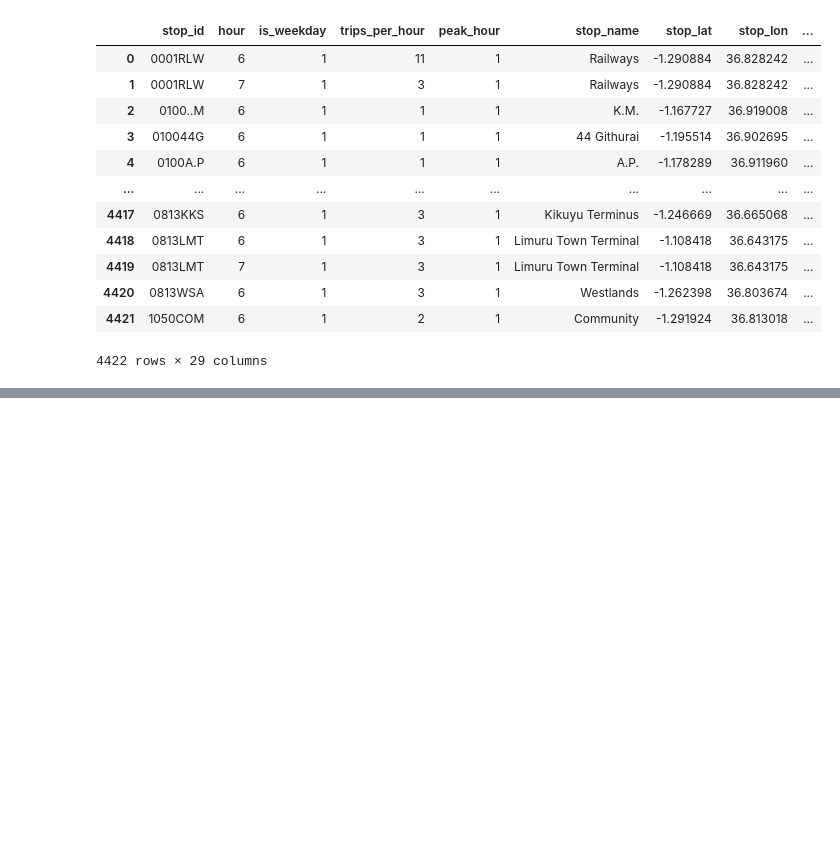
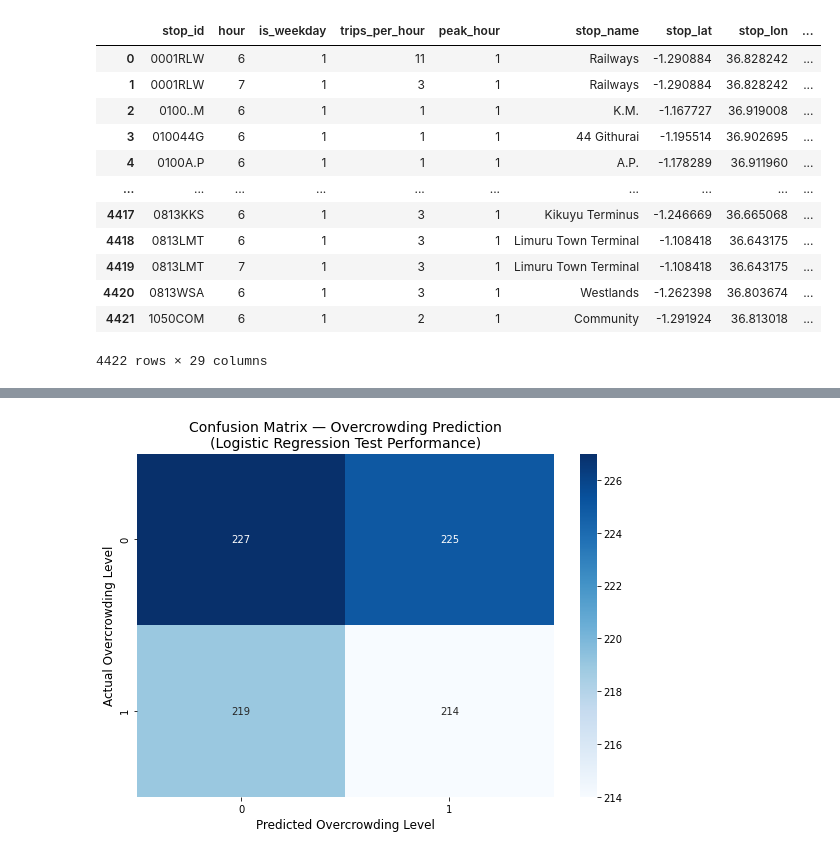
Before and after one commit to Faithkanyuki/CAPSTONE_PROJECT_GROUP_4, a Jupyter notebook: Capstone_Project_Group4.ipynb, the cells around one changed output, grey strips where cells are left out. Drawn from its saved outputs; the diff is of its cells as text; code cells hidden in the pictures; blank space fills up the shorter version.

Commit message:
Updated the models

```diff
--- a/Capstone_Project_Group4.ipynb
+++ b/Capstone_Project_Group4.ipynb
@@ -1307,0 +1310,4 @@ Overcrowding detection:
+# %%
+X_eng['traffic_to_supply'] = (
+    X_eng['avg_travel_time_travel'] / (X_eng['trips_per_hour'] + 1)
+)
@@ -1307,0 +1354,3 @@ Overcrowding detection:
+# %%
+numeric_features = X_eng.select_dtypes(include=['int64', 'float64']).columns.tolist()
+categorical_features = ['route_id']
@@ -1307,0 +1408,2 @@ Overcrowding detection:
+# %%
+logreg_pipeline.fit(X_train, y_train)
@@ -1307,0 +1432,9 @@ Overcrowding detection:
+# %%
+# Retrieve the trained model
+best_model = logreg_pipeline
+
+# Predict class labels on the test set
+y_pred = best_model.predict(X_test)
+
+# Predict probabilities (used for ROC-AUC)
+y_pred_proba = best_model.predict_proba(X_test)[:, 1]
@@ -1307,0 +1509,69 @@ Overcrowding detection:
+# %%
+# ============================================
+# OVERCROWDING CONFUSION MATRIX + ANALYSIS
+# ============================================
+
+from sklearn.metrics import confusion_matrix
+import matplotlib.pyplot as plt
+import seaborn as sns
+import numpy as np
+
+# Get overcrowding class labels in sorted order
+overcrowding_labels = sorted(y.unique())
+
+# Create confusion matrix
+cm = confusion_matrix(y_test, y_pred, labels=overcrowding_labels)
+
+# ------------------------------
+# VISUALIZATION
+# ------------------------------
+plt.figure(figsize=(8, 6))
+sns.heatmap(
+    cm,
+    annot=True,
+    fmt='d',
+    cmap='Blues',
+    xticklabels=overcrowding_labels,
+    yticklabels=overcrowding_labels
+)
+
+plt.xlabel("Predicted Overcrowding Level", fontsize=12)
+plt.ylabel("Actual Overcrowding Level", fontsize=12)
+plt.title(
+    "Confusion Matrix — Overcrowding Prediction\n(Logistic Regression Test Performance)",
+    fontsize=14
+)
+plt.tight_layout()
+plt.show()
+
+# ------------------------------
+# ANALYSIS
+# ------------------------------
+print("\n" + "=" * 70)
+print("OVER-CROWDING MODEL PERFORMANCE ANALYSIS")
+print("=" * 70)
+
+total_samples = len(y_test)
+correct_preds = (y_test == y_pred).sum()
+incorrect_preds = (y_test != y_pred).sum()
+accuracy = correct_preds / total_samples * 100
+
+print(f"Total test observations : {total_samples}")
+print(f"Correct predictions     : {correct_preds}")
+print(f"Incorrect predictions   : {incorrect_preds}")
+print(f"Overall model accuracy  : {accuracy:.2f}%")
+
+print("\nPer-class overcrowding performance:")
+print("-" * 50)
+
+for label in overcrowding_labels:
+    total = (y_test == label).sum()
+    correct = ((y_test == label) & (y_pred == label)).sum()
+    class_accuracy = (correct / total * 100) if total > 0 else 0
+
+    print(
+        f"{label}: {correct}/{total} correct "
+        f"({class_accuracy:.1f}%)"
+    )
+# %% [output]
+[figure, added]
```
Also changed, not shown: parts of 134 cells of this notebook.
